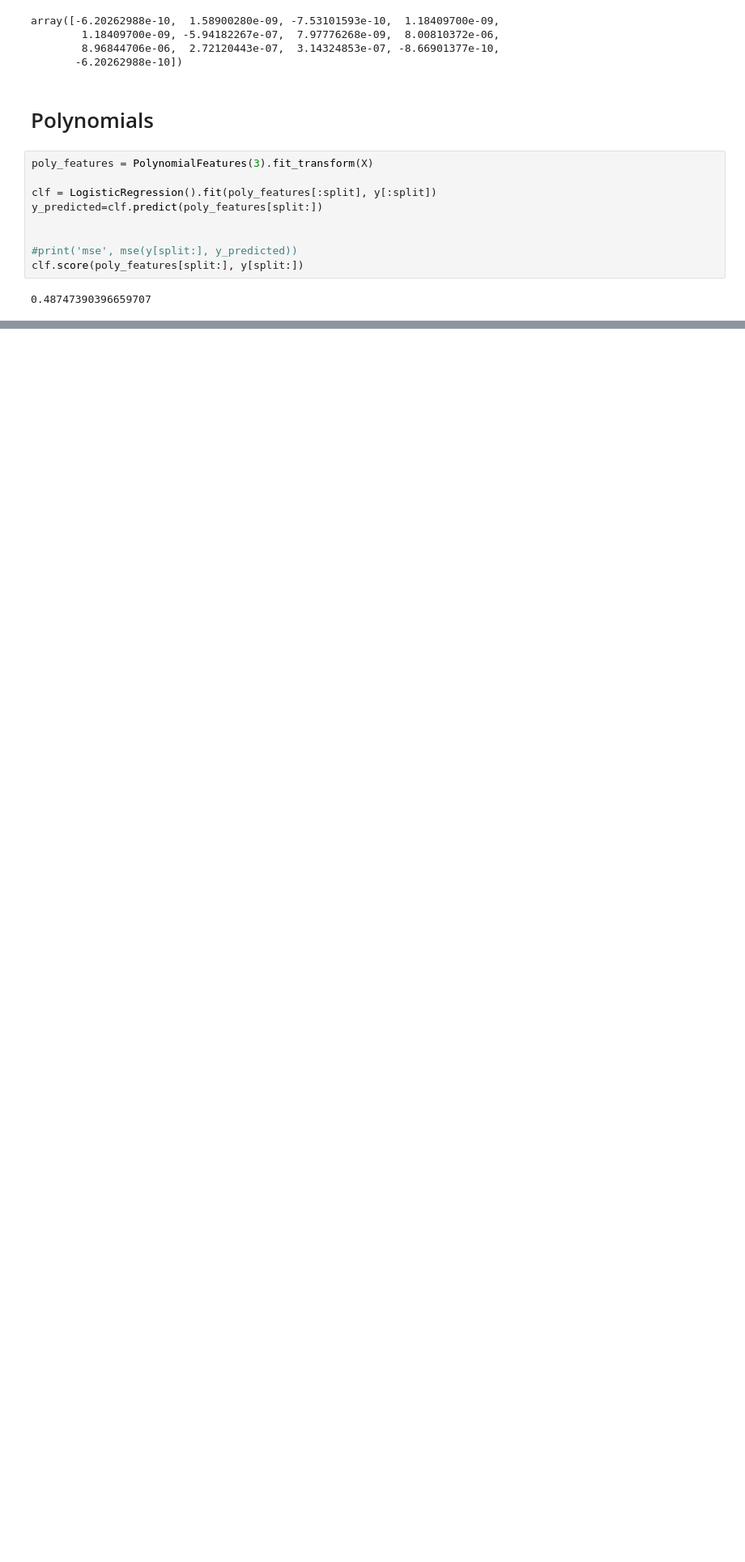
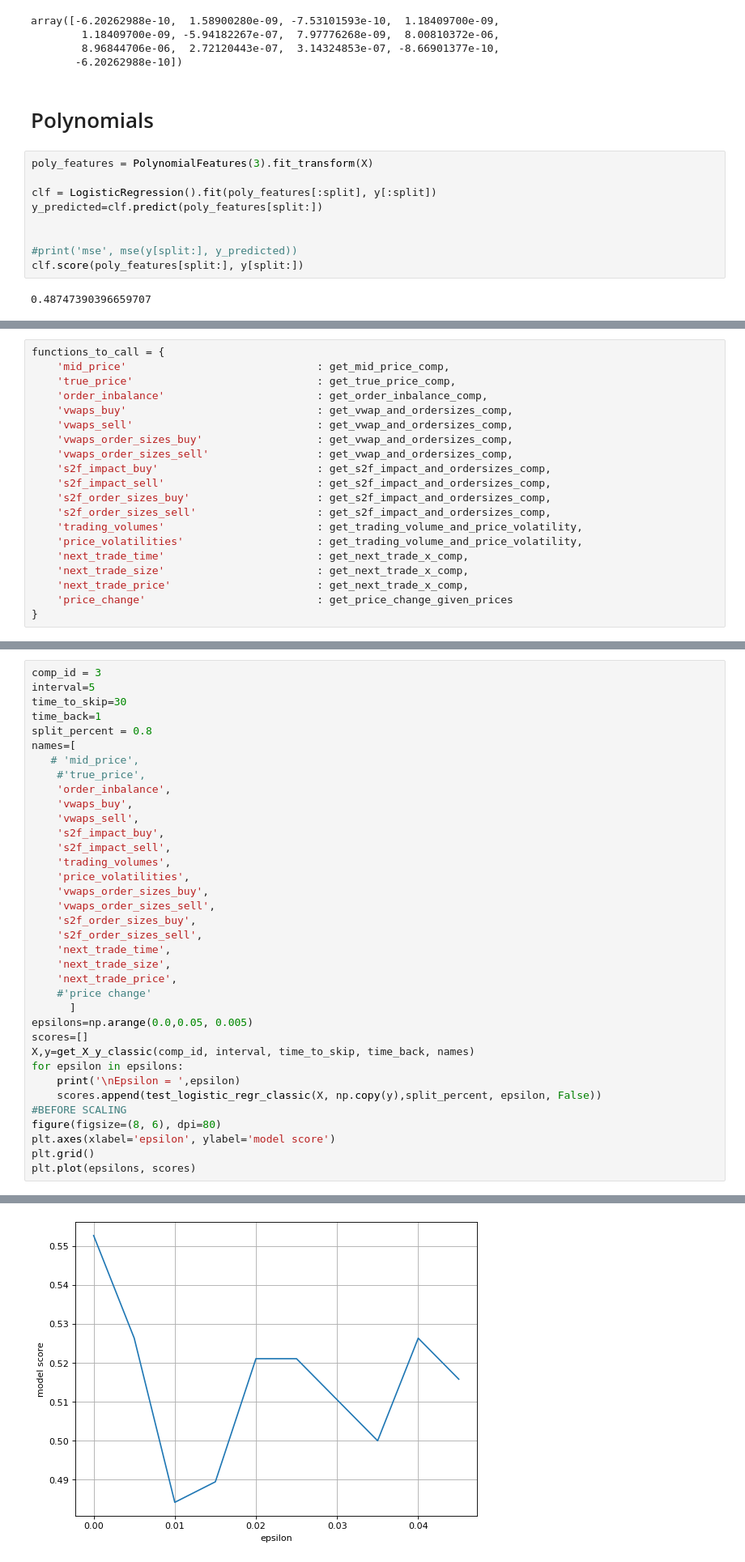
Before and after one commit to kpuchalskixiv/Impact-of-market-microstructure-on-stock-price, a Jupyter notebook: Thesis.ipynb, the cells around one changed output, grey strips where cells are left out. Shown at 81% size. Drawn from its saved outputs; the diff is of its cells as text; blank space fills up the shorter version.

Commit message:
looking for best epsilon, collecting features importance whilst doing so

```diff
--- a/Thesis.ipynb
+++ b/Thesis.ipynb
@@ -1448,0 +1461,20 @@ clf.score(poly_features[split:], y[split:])
+# %%
+functions_to_call = {
+    'mid_price'                              : get_mid_price_comp,
+    'true_price'                             : get_true_price_comp,
+    'order_inbalance'                        : get_order_inbalance_comp,
+    'vwaps_buy'                              : get_vwap_and_ordersizes_comp,
+    'vwaps_sell'                             : get_vwap_and_ordersizes_comp,
+    'vwaps_order_sizes_buy'                  : get_vwap_and_ordersizes_comp,
+    'vwaps_order_sizes_sell'                 : get_vwap_and_ordersizes_comp,
+    's2f_impact_buy'                         : get_s2f_impact_and_ordersizes_comp,
+    's2f_impact_sell'                        : get_s2f_impact_and_ordersizes_comp,
+    's2f_order_sizes_buy'                    : get_s2f_impact_and_ordersizes_comp,
+    's2f_order_sizes_sell'                   : get_s2f_impact_and_ordersizes_comp,
+    'trading_volumes'                        : get_trading_volume_and_price_volatility,
+    'price_volatilities'                     : get_trading_volume_and_price_volatility,
+    'next_trade_time'                        : get_next_trade_x_comp,
+    'next_trade_size'                        : get_next_trade_x_comp,
+    'next_trade_price'                       : get_next_trade_x_comp,
+    'price_change'                           : get_price_change_given_prices
+}
@@ -1448,0 +1583,37 @@ clf.score(poly_features[split:], y[split:])
+# %%
+comp_id = 3
+interval=5
+time_to_skip=30
+time_back=1
+split_percent = 0.8
+names=[
+   # 'mid_price',
+    #'true_price',
+    'order_inbalance',
+    'vwaps_buy',
+    'vwaps_sell',
+    's2f_impact_buy',
+    's2f_impact_sell',
+    'trading_volumes',
+    'price_volatilities',
+    'vwaps_order_sizes_buy',
+    'vwaps_order_sizes_sell',
+    's2f_order_sizes_buy',
+    's2f_order_sizes_sell',
+    'next_trade_time',
+    'next_trade_size',
+    'next_trade_price',
+    #'price change'
+      ]
+epsilons=np.arange(0.0,0.05, 0.005)
+scores=[]
+X,y=get_X_y_classic(comp_id, interval, time_to_skip, time_back, names)
+for epsilon in epsilons:
+    print('\nEpsilon = ',epsilon)
+    scores.append(test_logistic_regr_classic(X, np.copy(y),split_percent, epsilon, False))
+#BEFORE SCALING
+figure(figsize=(8, 6), dpi=80)
+plt.axes(xlabel='epsilon', ylabel='model score')
+plt.grid()
+plt.plot(epsilons, scores)
+# %% [output]
@@ -1448,0 +1714 @@ clf.score(poly_features[split:], y[split:])
+[figure, added]
```
Also changed, not shown: parts of 25 cells of this notebook.
